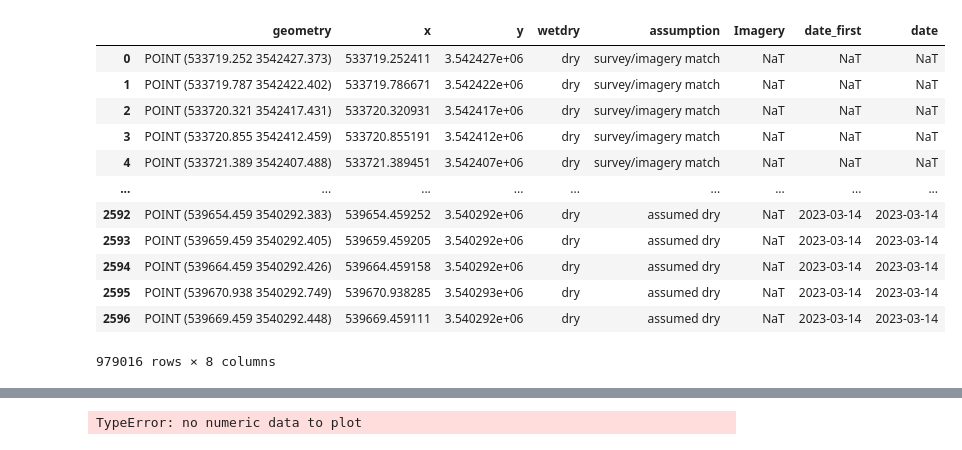
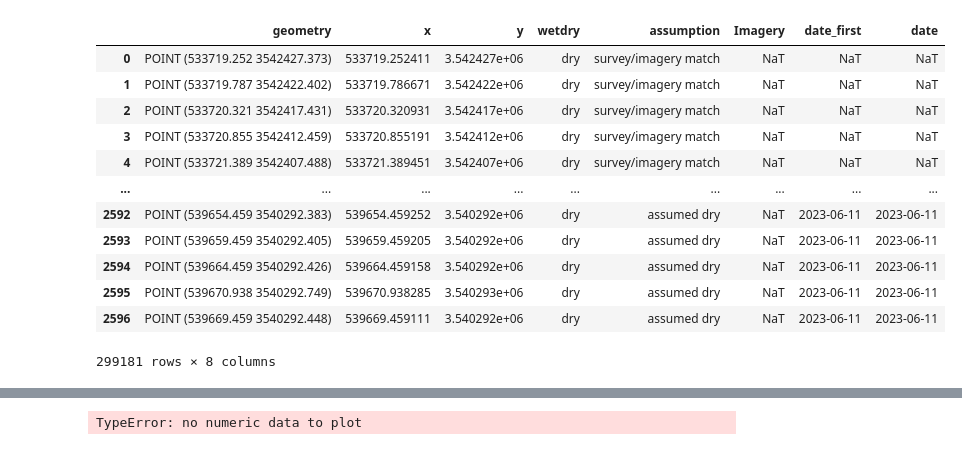
Before and after one commit to lapidesd/SanPedro_wetdry_pilot, a Jupyter notebook: code/Cienega_survey_imagery.ipynb, the cells around one changed output, grey strips where cells are left out. Saved outputs shown, nothing was run; the diff lists cells and outputs as text; code cells hidden in the pictures.

```diff
--- a/code/Cienega_survey_imagery.ipynb
+++ b/code/Cienega_survey_imagery.ipynb
@@ -25,4 +25,4 @@ C_sur_date = C_sur_date.dropna(subset=['Cienega date'])
 C_im_date = C_im_date.dropna(subset=['date'])
 
 C_surveyData = pd.read_csv('../data/Cienega/Cienega_surveyData.csv')
-C_surveyData['Year'] = pd.to_datetime(C_surveyData['Year'])
+# C_surveyData['Year'] = pd.to_datetime(C_surveyData['Year'])
@@ -81,9 +91,11 @@ Ch['Use/not'] = ['use', 'use', 'use', 'use', 'not', 'not', 'use?',
                  'not', 'use', 'use']
 
 
-conditions = (Ch['sum_P'] > 3) | (Ch['Q_diff [%]'] > 8) | (Ch['Use/not'] == 'not')
+# conditions = (Ch['sum_P'] > 3) | (Ch['Q_diff [%]'] > 8) | (Ch['Use/not'] == 'not')
 
-Ch = Ch[~conditions]
+# Ch = Ch[~conditions]
+
+Ch = Ch[(Ch['Use/not']=='use')&(Ch.sum_P<3)&(Ch['Q_diff [%]']<8)]
 
 Ch = Ch.drop(columns=['Use/not'])
 # %%
@@ -209,7 +210,7 @@ perennial = pd.DataFrame(gdf[gdf.wetdry=='wet'].groupby('geometry').wetdry.count
 perennialcount = pd.DataFrame(gdf.groupby('geometry')['wetdry'].count()).reset_index(drop=False)
 
 # whichever number is reasonable based on data?
-perennial = perennial[(perennial['wetdry'] == (perennialcount['wetdry']))]
+perennial = perennial[(perennial['wetdry'] >= (perennialcount['wetdry']-2))]
 
 #assume always wet
 perennial = perennial.assign(wetdry = 'wet')
@@ -340,26 +371,26 @@ everything is fine
 # %%
 # concatenate all dfs with assumptions and survey matched to imagery dates and turn to gdf
 gdf['assumption'] = len(gdf)*['survey/imagery match']
-gdf_imagery = pd.merge(gdf, Ch, left_on = 'Year', right_on = 'Survey', how = 'left')
+gdf_imagery = gdf.merge(Ch, left_on = 'Year', right_on = 'Survey', how = 'left')
 gdf_imagery = gdf_imagery.drop(columns=['Survey', 'sum_P', 'Q_diff [%]', 'Year'])
 all_expanded = pd.concat([gdf_imagery, imagery_perennial, wet_df, dry_df])
 all_expanded = gpd.GeoDataFrame(all_expanded, geometry = 'geometry', crs='EPSG:26912')
 all_expanded['x'] = all_expanded.geometry.x
 all_expanded['y'] = all_expanded.geometry.y
 all_expanded = all_expanded.rename(columns = {'imagery':'date_first'})
 all_expanded['date'] = all_expanded['Imagery'].combine_first(all_expanded['date_first'])
 all_expanded
 # %% [output]
 |  | geometry | x | y | wetdry | assumption | Imagery | date_first | date |
 | 0 | POINT (533719.252 3542427.373) | 533719.252411 | 3.542427e+06 | dry | survey/imagery match | NaT | NaT | NaT |
 | 1 | POINT (533719.787 3542422.402) | 533719.786671 | 3.542422e+06 | dry | survey/imagery match | NaT | NaT | NaT |
 | 2 | POINT (533720.321 3542417.431) | 533720.320931 | 3.542417e+06 | dry | survey/imagery match | NaT | NaT | NaT |
 | 3 | POINT (533720.855 3542412.459) | 533720.855191 | 3.542412e+06 | dry | survey/imagery match | NaT | NaT | NaT |
 | 4 | POINT (533721.389 3542407.488) | 533721.389451 | 3.542407e+06 | dry | survey/imagery match | NaT | NaT | NaT |
 | ... | ... | ... | ... | ... | ... | ... | ... | ... |
-| 2592 | POINT (539654.459 3540292.383) | 539654.459252 | 3.540292e+06 | dry | assumed dry | NaT | 2023-03-14 | 2023-03-14 |
-| 2593 | POINT (539659.459 3540292.405) | 539659.459205 | 3.540292e+06 | dry | assumed dry | NaT | 2023-03-14 | 2023-03-14 |
-| 2594 | POINT (539664.459 3540292.426) | 539664.459158 | 3.540292e+06 | dry | assumed dry | NaT | 2023-03-14 | 2023-03-14 |
-| 2595 | POINT (539670.938 3540292.749) | 539670.938285 | 3.540293e+06 | dry | assumed dry | NaT | 2023-03-14 | 2023-03-14 |
-| 2596 | POINT (539669.459 3540292.448) | 539669.459111 | 3.540292e+06 | dry | assumed dry | NaT | 2023-03-14 | 2023-03-14 |
+| 2592 | POINT (539654.459 3540292.383) | 539654.459252 | 3.540292e+06 | dry | assumed dry | NaT | 2023-06-11 | 2023-06-11 |
+| 2593 | POINT (539659.459 3540292.405) | 539659.459205 | 3.540292e+06 | dry | assumed dry | NaT | 2023-06-11 | 2023-06-11 |
+| 2594 | POINT (539664.459 3540292.426) | 539664.459158 | 3.540292e+06 | dry | assumed dry | NaT | 2023-06-11 | 2023-06-11 |
+| 2595 | POINT (539670.938 3540292.749) | 539670.938285 | 3.540293e+06 | dry | assumed dry | NaT | 2023-06-11 | 2023-06-11 |
+| 2596 | POINT (539669.459 3540292.448) | 539669.459111 | 3.540292e+06 | dry | assumed dry | NaT | 2023-06-11 | 2023-06-11 |
-979016 rows × 8 columns
+299181 rows × 8 columns
```
Also changed, not shown: parts of 14 cells of this notebook, 15 other files.
